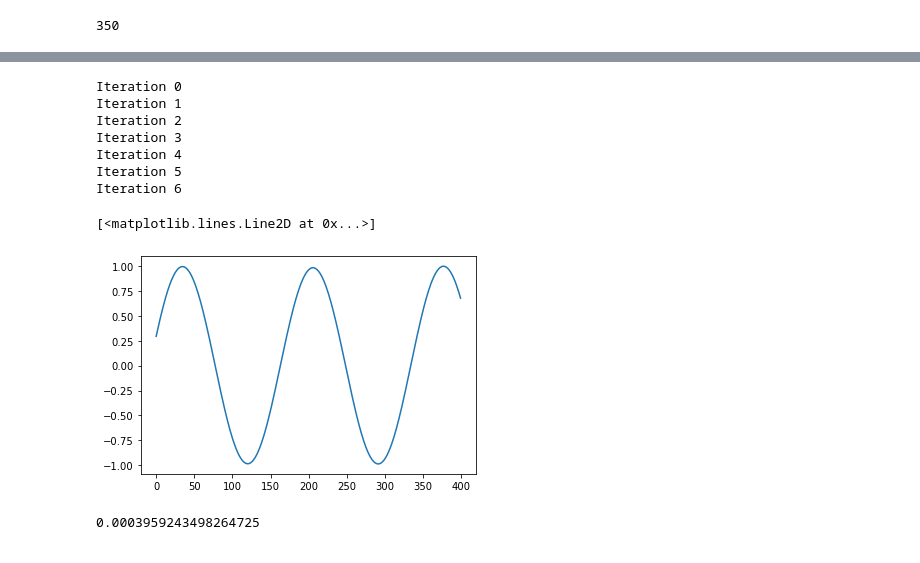
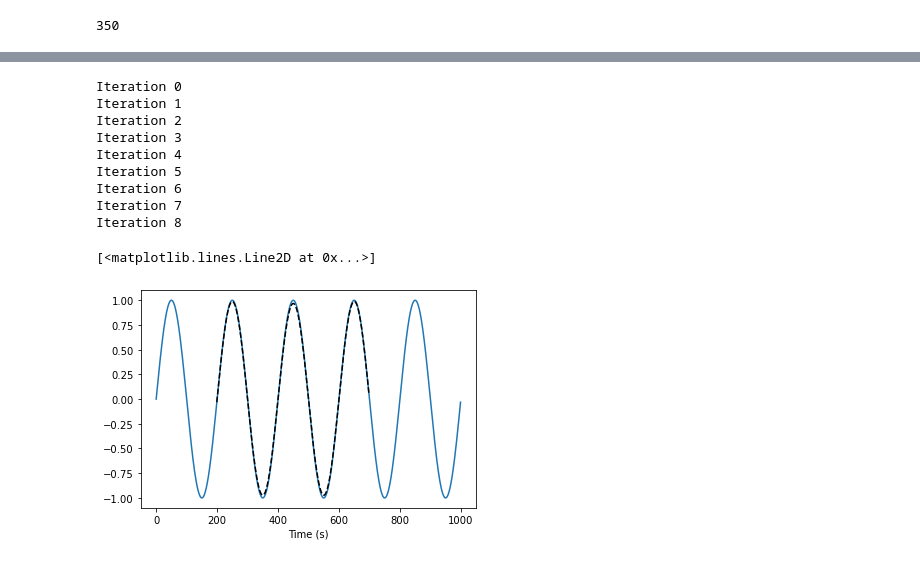
Before and after one commit to mattpitkin/interp-autoreg, a Jupyter notebook: interp-autoreg.ipynb, the cells around one changed output, grey strips where cells are left out. Drawn from its saved outputs; the diff is of its cells as text; code cells hidden in the pictures.

```diff
--- a/interp-autoreg.ipynb
+++ b/interp-autoreg.ipynb
@@ -470,9 +595,8 @@ As a first test we will generate some fake data consisting of a sinusoid and no
 # %%
 # generate sinusoid
-sr = 44e3  # sample rate (Hz)
-dt = 1 / sr
-t = np.arange(0, 0.025 - dt, dt)  # time
-f = 257.4  # frequency
+dt = 1
+t = np.arange(1000)  # time
+f = 1 / 200  # frequency
 phi0 = 0.0  # initial phase
 
 x = np.sin(2 * np.pi * f * t + phi0)
@@ -481,10 +605,9 @@ plt.plot(t, x)
 plt.xlabel("Time (s)");
 
 # chop out "missing data"
-mididx = int(len(x) / 2)
-k = 400
-m = mididx - int(k / 2) + 1
-choppeddata = np.concatenate((x[:m - 1], x[m + k - 1:]))
+k = 500  # number of missing samples
+m = 200  # start of missing samples
+choppeddata = chopped_data(x, m, k)
 
 plt.plot(t[:m - 1], choppeddata[:m - 1], 'k--')
 plt.plot(t[m + k - 1:], choppeddata[m - 1:], 'k--')
@@ -658,7 +778,7 @@ def maximum_likelihood(y, m, k, p, tolerance=1e-8, maxiter=100, init_z=None, see
 
     return znew, thetanew, sigmanew
 # %%
-z, theta, sigma = maximum_likelihood(choppeddata, m, k, p=40)
+z, theta, sigma = maximum_likelihood(choppeddata, m, k, p=2)
 # %% [output]
 Iteration 0
 Iteration 1
@@ -667,12 +787,18 @@ Iteration 3
 Iteration 4
 Iteration 5
 Iteration 6
+Iteration 7
+Iteration 8
 # %%
-plt.plot(z)
+plt.plot(t, x)
+plt.xlabel("Time (s)");
+plt.plot(t[m - 1:m + k - 1], z, 'k--')
 # %% [output]
 [<matplotlib.lines.Line2D at 0x...>]
-[figure, old version]
+[figure, new version]
 # %%
-sigma
+def plot_excitation(y, z, m, theta):
+    x = np.concatenate((y[:m - 1], z, y[m - 1:]))
+    e = excitation(x, theta)
+
+    plt.plot(e)
-# %% [output]
-0.0003959243498264725
```
Also changed, not shown: parts of 20 cells of this notebook, 2 other files.
